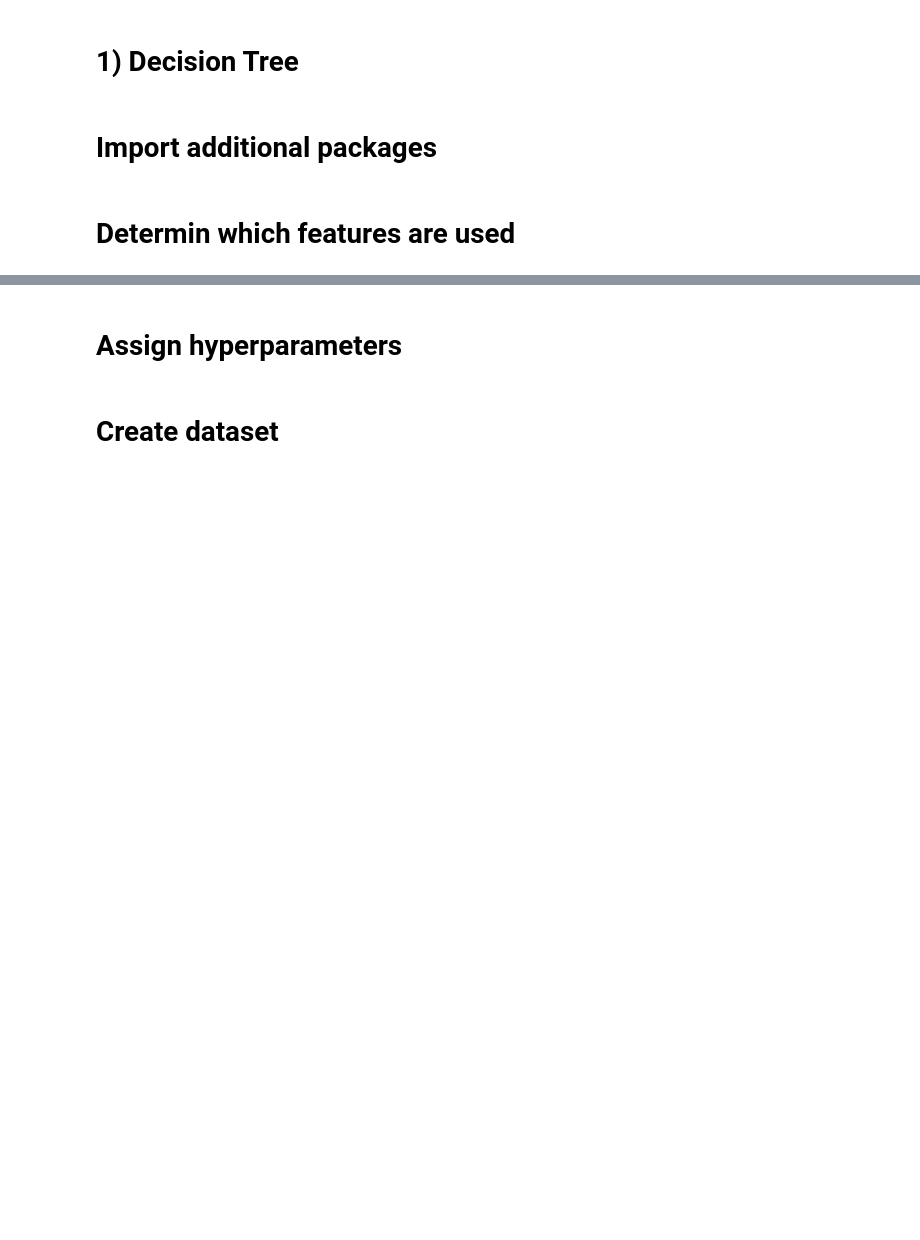
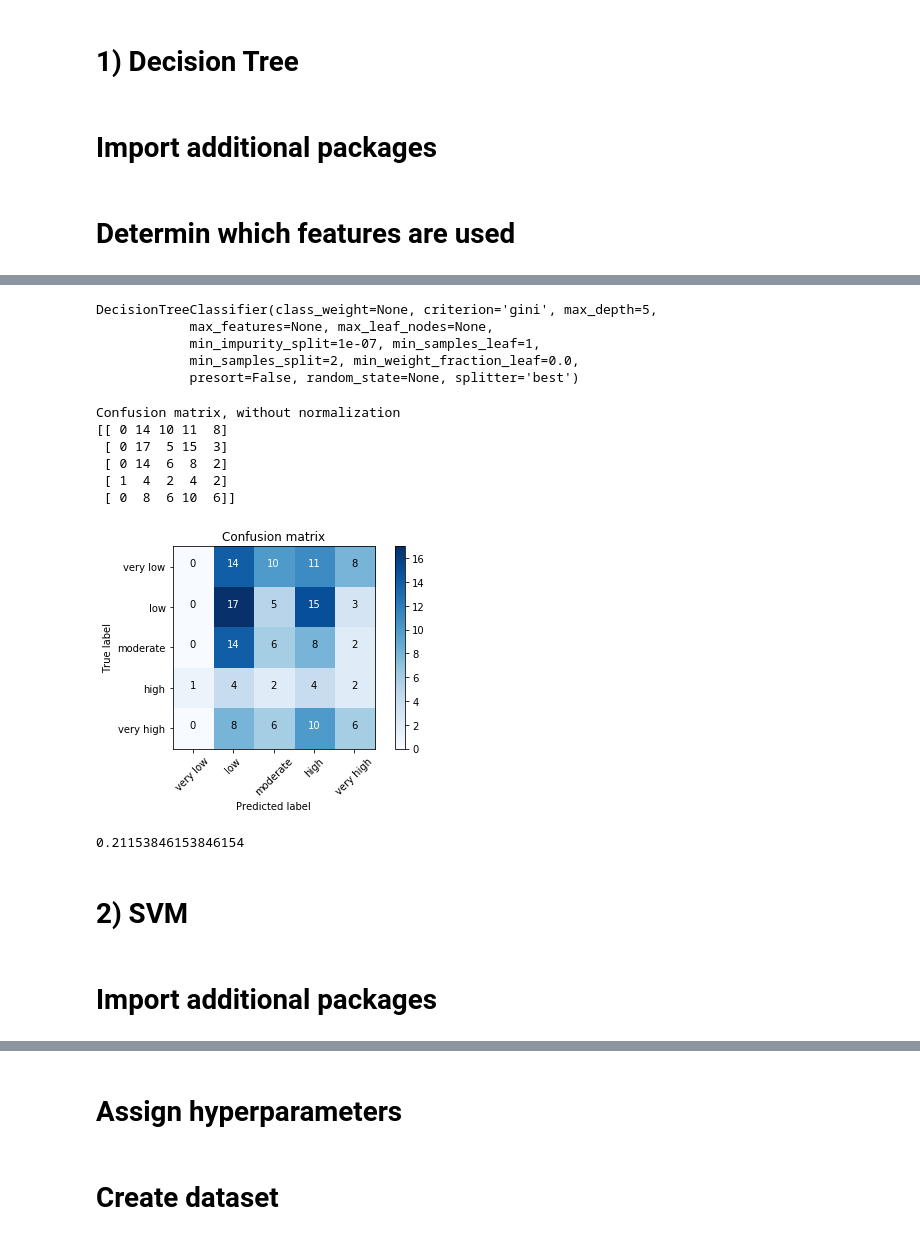
Before and after one commit to jhun0324/DL-Tutorial, a Jupyter notebook: data.ipynb, the cells around one changed output, grey strips where cells are left out. Drawn from its saved outputs; the diff is of its cells as text; code cells hidden in the pictures; blank space fills up the shorter version.

Commit message:
added decision tree/svm

```diff
--- a/data.ipynb
+++ b/data.ipynb
@@ -473,0 +576,9 @@ dt_variables = ['Average_Temperature_Normalized', 'Revenue_Normalized']
+# %%
+dt = tree.DecisionTreeClassifier(max_depth=5)
+dt.fit(dt_trainX, dt_trainY)
+# %% [output]
+DecisionTreeClassifier(class_weight=None, criterion='gini', max_depth=5,
+            max_features=None, max_leaf_nodes=None,
+            min_impurity_split=1e-07, min_samples_leaf=1,
+            min_samples_split=2, min_weight_fraction_leaf=0.0,
+            presort=False, random_state=None, splitter='best')
@@ -473,0 +593,56 @@ dt_variables = ['Average_Temperature_Normalized', 'Revenue_Normalized']
+# %%
+def plot_confusion_matrix(cm, classes,
+                          normalize=False,
+                          title='Confusion matrix',
+                          cmap=plt.cm.Blues):
+    """
+    This function prints and plots the confusion matrix.
+    Normalization can be applied by setting `normalize=True`.
+    """
+    if normalize:
+        cm = cm.astype('float') / cm.sum(axis=1)[:, np.newaxis]
+        print("Normalized confusion matrix")
+    else:
+        print('Confusion matrix, without normalization')
+
+    print(cm)
+
+    plt.imshow(cm, interpolation='nearest', cmap=cmap)
+    plt.title(title)
+    plt.colorbar()
+    tick_marks = np.arange(len(classes))
+    plt.xticks(tick_marks, classes, rotation=45)
+    plt.yticks(tick_marks, classes)
+
+    fmt = '.2f' if normalize else 'd'
+    thresh = cm.max() / 2.
+    for i, j in itertools.product(range(cm.shape[0]), range(cm.shape[1])):
+        plt.text(j, i, format(cm[i, j], fmt),
+                 horizontalalignment="center",
+                 color="white" if cm[i, j] > thresh else "black")
+
+    plt.tight_layout()
+    plt.ylabel('True label')
+    plt.xlabel('Predicted label')
+    plt.show()
+
+def accuracy(cm):
+    num_classes = len(cm)
+    tp = 0
+    for i in range(num_classes):
+        tp += cm[i][i]
+    return float(tp) / np.sum(cm)
+# %%
+plot_confusion_matrix(cm, classes=classes)
+# %% [output]
+Confusion matrix, without normalization
+[[ 0 14 10 11  8]
+ [ 0 17  5 15  3]
+ [ 0 14  6  8  2]
+ [ 1  4  2  4  2]
+ [ 0  8  6 10  6]]
+[figure, added]
+# %%
+accuracy(cm)
+# %% [output]
+0.21153846153846154
@@ -473,0 +656,4 @@ dt_variables = ['Average_Temperature_Normalized', 'Revenue_Normalized']
+# %% [markdown]
+# 2) SVM
+# %% [markdown]
+# Import additional packages
```
Also changed, not shown: parts of 63 cells of this notebook.
